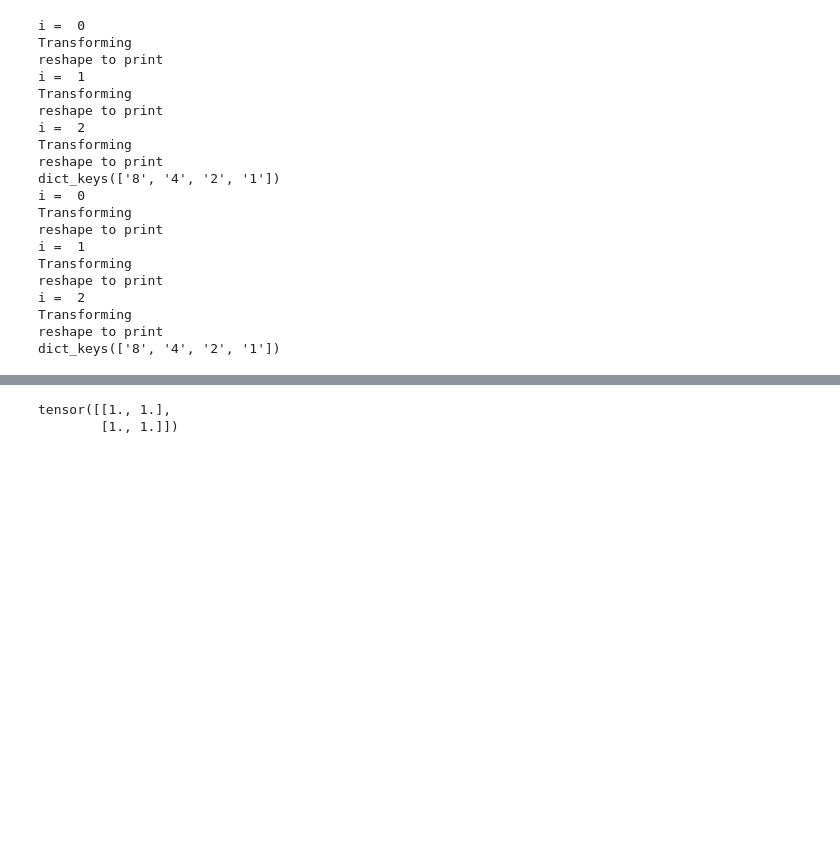
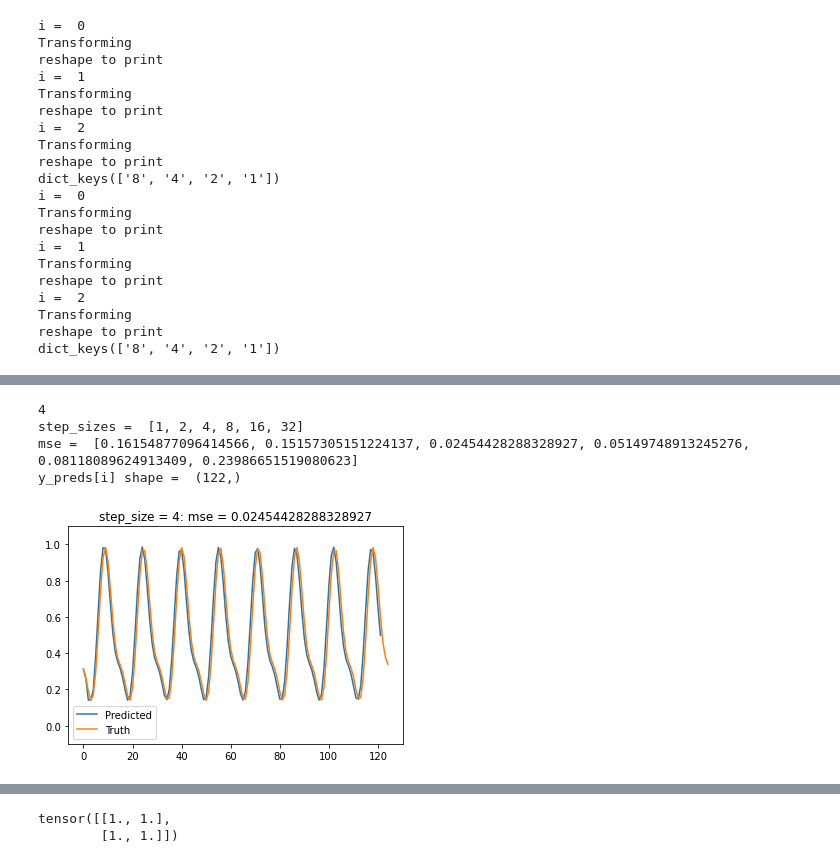
Before and after one commit to KatieJ16/Time_Space_multiscale, a Jupyter notebook: remake/double/toy2a_multiscale_model_fitting-Copy1.ipynb, the cells around one changed output, grey strips where cells are left out. Cells and saved outputs as stored; diff of their text form; code cells hidden in the pictures; blank space fills up the shorter version.

```diff
--- a/remake/double/toy2a_multiscale_model_fitting-Copy1.ipynb
+++ b/remake/double/toy2a_multiscale_model_fitting-Copy1.ipynb
@@ -88,3 +98,21 @@ torch.Size([499, 1])
+# %%
+import ResNet as tnet
+
+print(step_sizes[idx_lowest])
+print("step_sizes = ", step_sizes)
+print("mse = ", mse_list)
+utils.plot_lowest_error(models[idx_lowest], i =0, title="step_size = " +str(step_sizes[idx_lowest]))
+
+# print(train_data.shape)
+# dataset = tnet.DataSet(torch.flatten(train_data, 2,3), torch.flatten(val_data, 2,3),
+#                        torch.flatten(val_data, 2,3), 1, step_sizes[idx_lowest], 5)
+# dataset.plot_val_data()
+# %% [output]
+4
+step_sizes =  [1, 2, 4, 8, 16, 32]
+mse =  [0.16154877096414566, 0.15157305151224137, 0.02454428288328927, 0.05149748913245276, 0.08118089624913409, 0.23986651519080623]
+y_preds[i] shape =  (122,)
+[figure, added]
 # %%
 %load_ext autoreload
 %autoreload 2
```
Also changed, not shown: parts of 19 cells of this notebook, 2 other files.
